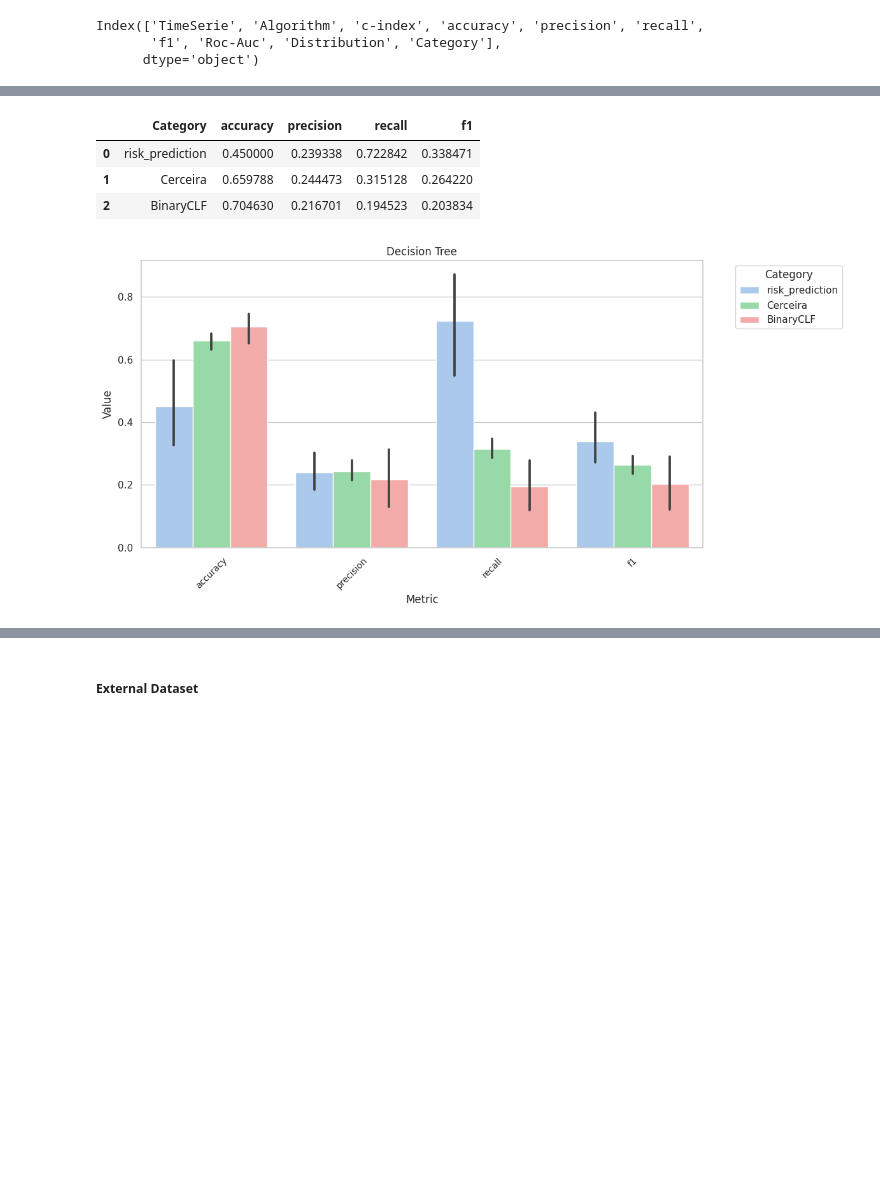
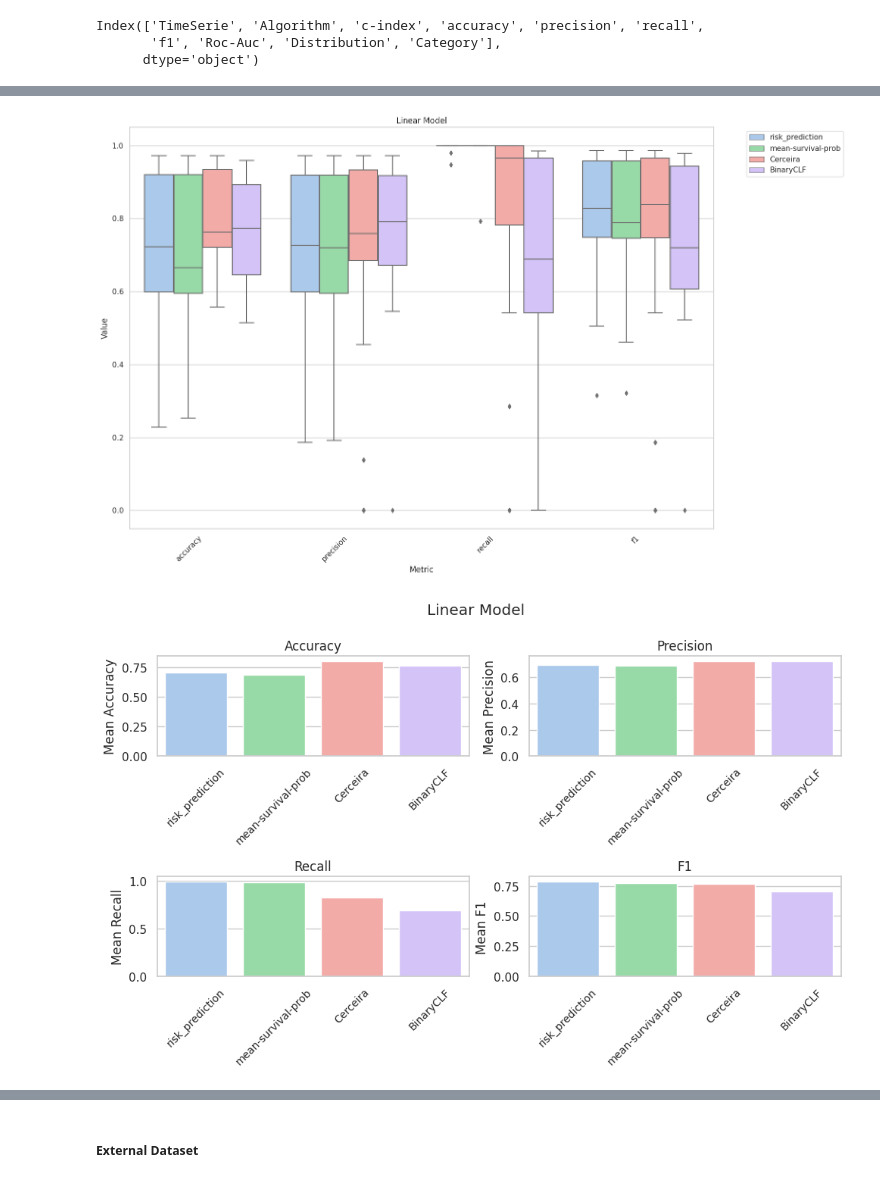
Before and after one commit to giorgosmarinos/KMIS--Survival-Analysis-as-a-Risk-Stratification-Tool-for-Threshold-Exceedance-Forecasting, a Jupyter notebook: examples/example#top_10_foodakai_timeseries.ipynb, the cells around one changed output, grey strips where cells are left out. Drawn from its saved outputs; the diff is of its cells as text; code cells hidden in the pictures; blank space fills up the shorter version.

```diff
--- a/examples/example#top_10_foodakai_timeseries.ipynb
+++ b/examples/example#top_10_foodakai_timeseries.ipynb
@@ -2763,13 +1180,13 @@ scores_RandomSurvivalForest = {}
 results = []
 predictions = {}
 
-type_of_model = 'Decision Tree'
+type_of_model = 'Linear Model'
 
 def execute_all_functions(threshold, type_of_model=type_of_model):
     train_survival_models(splitted_data, t_model = type_of_model, model=available_models[type_of_model]['survival_model'])
     evaluate_risk_prediction(splitted_data, t_model = type_of_model, threshold=threshold)
-    if type_of_model not in ['SVM', 'Decision Tree', 'Linear Model']:
-        evaluate_survival_prob(splitted_data, threshold)
+    if type_of_model not in ['SVM', 'Decision Tree']:
+        evaluate_survival_prob(splitted_data, t_model=type_of_model, threshold=threshold)
     evaluate_regression_approach(splitted_data, threshold, model=available_models[type_of_model]['regression_model'])
     evaluate_binary_classification(splitted_data, threshold, model=available_models[type_of_model]['classification_model'])
 
@@ -2778,7 +1195,7 @@ execute_all_functions(threshold=0.85)
 # %% [markdown]
 #### Save, Read and Visualize the output results
 # %%
-name = 'new_approach_v0.72_decision_tree_web_traffic_not_historical'
+name = 'new_approach_v0.74_decision_tree_agroknow_not_historical'
 # %%
 import io
 from tabulate import tabulate
@@ -2850,3 +1272,8 @@ array(['risk_prediction', 'Cerceira', 'BinaryCLF'], dtype=object)
+# %%
+metrics = ['accuracy','precision', 'recall', 'f1']
+path = '/home/gmarinos/Documents/Code/extended_version_1st_pub/plots'
+desired_order = {'desired_order_1':['risk_prediction', 'mean-survival-prob', 'Cerceira', 'BinaryCLF'],
+                 'desired_order_2':['risk_prediction', 'Cerceira', 'BinaryCLF']}
 # %%
 import os
 import seaborn as sns
@@ -3001,40 +1432,44 @@ plt.show()
-# %%
-mean_values
-# %% [output]
-|  | Category | accuracy | precision | recall | f1 |
-| 0 | risk_prediction | 0.450000 | 0.239338 | 0.722842 | 0.338471 |
-| 1 | Cerceira | 0.659788 | 0.244473 | 0.315128 | 0.264220 |
-| 2 | BinaryCLF | 0.704630 | 0.216701 | 0.194523 | 0.203834 |
 # %%
-# Set up the plot
-plt.figure(figsize=(12, 6))
-sns.set_theme(style="whitegrid")
 
-# Melt the DataFrame to long format for seaborn
-melted_df = selected_df.melt(id_vars='Category', var_name='Metric', value_name='Value')
+def mean_values_barcharts(metrics, path):
 
-# Plot bar chart
-ax = sns.barplot(data=melted_df, x='Metric', y='Value', hue='Category', palette='pastel6')
+    selected_df = new_results_[['Category'] + metrics]
 
-# Rotate x-axis labels and set font size
-plt.xticks(rotation=45, fontsize='small')
+    # Set up the plot
+    plt.figure(figsize=(12, 6))
+    sns.set_theme(style="whitegrid")
 
-# Add legend
-plt.legend(title='Category', bbox_to_anchor=(1.05, 1), loc='upper left')
+    # Melt the DataFrame to long format for seaborn
+    melted_df = selected_df.melt(id_vars='Category', var_name='Metric', value_name='Value')
 
-# Add labels and title
-plt.xlabel('Metric')
-plt.ylabel('Value')
-plt.title(type_of_model)
+    # Plot bar chart
+    ax = sns.barplot(data=melted_df, x='Metric', y='Value', hue='Category', palette='pastel6')
 
-# Adjust layout
-plt.tight_layout()
+    # Rotate x-axis labels and set font size
+    plt.xticks(rotation=45, fontsize='small')
 
-# Save the plot
-file_path = os.path.join('/home/gmarinos/Documents/Code/extended_version_1st_pub/plots', algorithm_name + '_mean_values.png')
-plt.savefig(file_path)
+    # Add legend
+    plt.legend(title='Category', bbox_to_anchor=(1.05, 1), loc='upper left')
 
-# Show the plot
-plt.show()
+    # Add labels and title
+    plt.xlabel('Metric')
+    plt.ylabel('Value')
+    plt.title(type_of_model)
+
+    # Adjust layout
+    plt.tight_layout()
+
+    # Save the plot
+    file_path = os.path.join(path, algorithm_name + '_mean_values.png')
+    plt.savefig(file_path)
+
+    # Show the plot
+    plt.show()
-# %% [output]
-[figure, removed]
+# %%
+create_boxplot(metrics, path, type_of_model)
+create_barchart(metrics, desired_order, path, type_of_model)
+create_barchart_with_line(metrics, desired_order, path, type_of_model)
+mean_values_barcharts(metrics, path)
+# %% [output]
+[figure, added]
+[figure, added]
```
Also changed, not shown: parts of 23 cells of this notebook, 1 other file.
